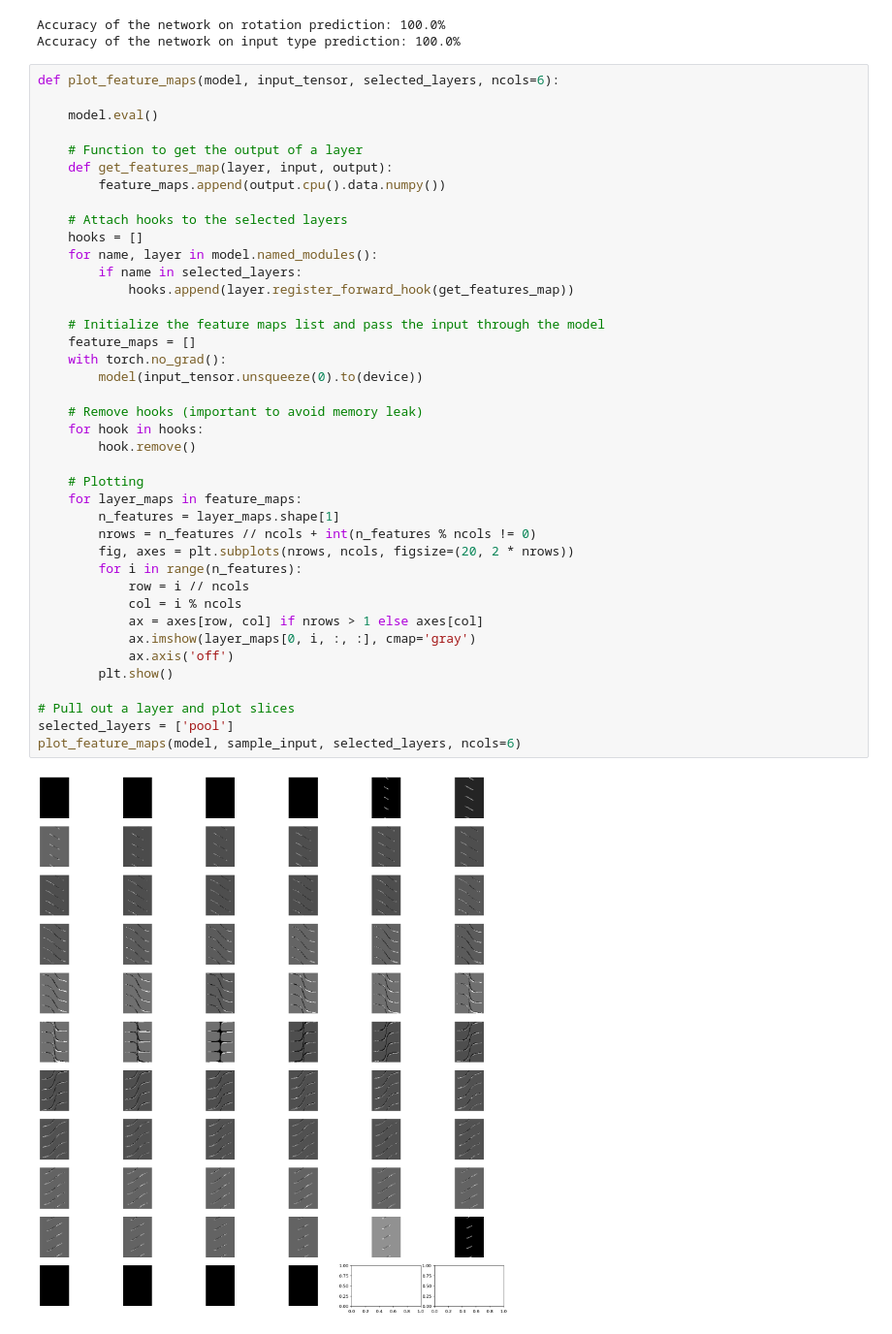
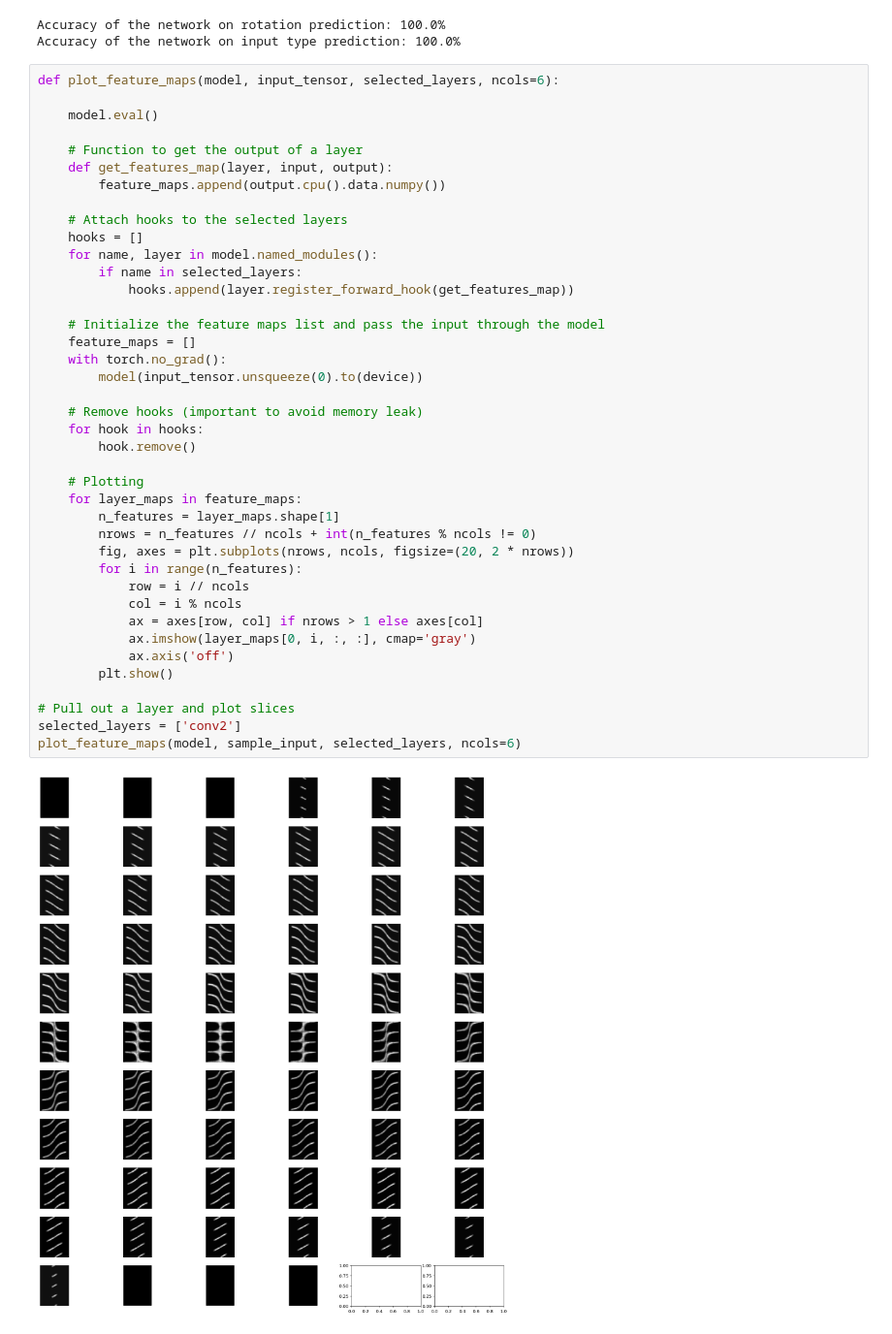
Before and after one commit to nghess/607-sensory-coding, a Jupyter notebook: 3dCNN_v1_colab.ipynb, the cells around one changed output. Shown: that part at 97% size. Drawn from its saved outputs; the diff is of its cells as text.

```diff
--- a/3dCNN_v1_colab.ipynb
+++ b/3dCNN_v1_colab.ipynb
@@ -222,32 +222,32 @@ def plot_feature_maps(model, input_tensor, selected_layers, ncols=6):
     hooks = []
     for name, layer in model.named_modules():
         if name in selected_layers:
             hooks.append(layer.register_forward_hook(get_features_map))
 
     # Initialize the feature maps list and pass the input through the model
     feature_maps = []
     with torch.no_grad():
         model(input_tensor.unsqueeze(0).to(device))
 
     # Remove hooks (important to avoid memory leak)
     for hook in hooks:
         hook.remove()
 
     # Plotting
     for layer_maps in feature_maps:
         n_features = layer_maps.shape[1]
         nrows = n_features // ncols + int(n_features % ncols != 0)
         fig, axes = plt.subplots(nrows, ncols, figsize=(20, 2 * nrows))
         for i in range(n_features):
             row = i // ncols
             col = i % ncols
             ax = axes[row, col] if nrows > 1 else axes[col]
             ax.imshow(layer_maps[0, i, :, :], cmap='gray')
             ax.axis('off')
         plt.show()
 
 # Pull out a layer and plot slices
-selected_layers = ['pool']
+selected_layers = ['conv2']
 plot_feature_maps(model, sample_input, selected_layers, ncols=6)
 # %% [output]
-[figure, old version]
+[figure, new version]
```
Also changed, not shown: parts of 1 cell of this notebook.
